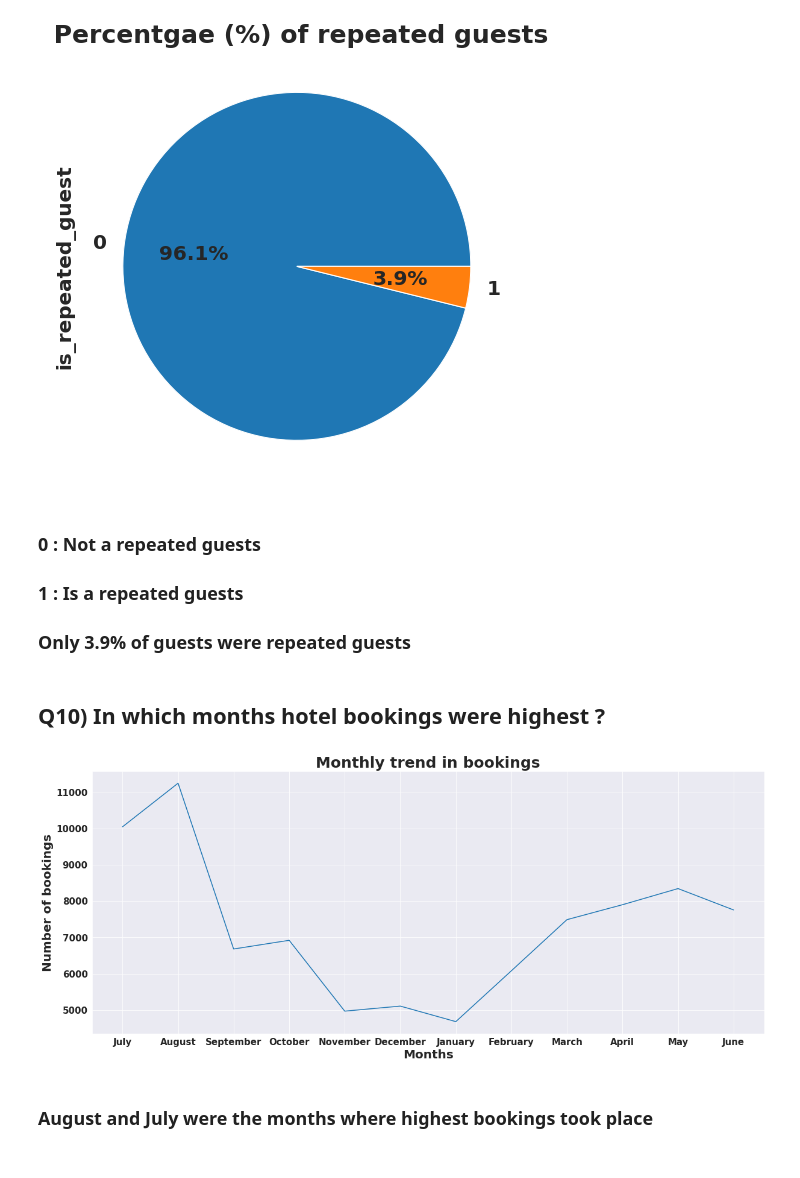
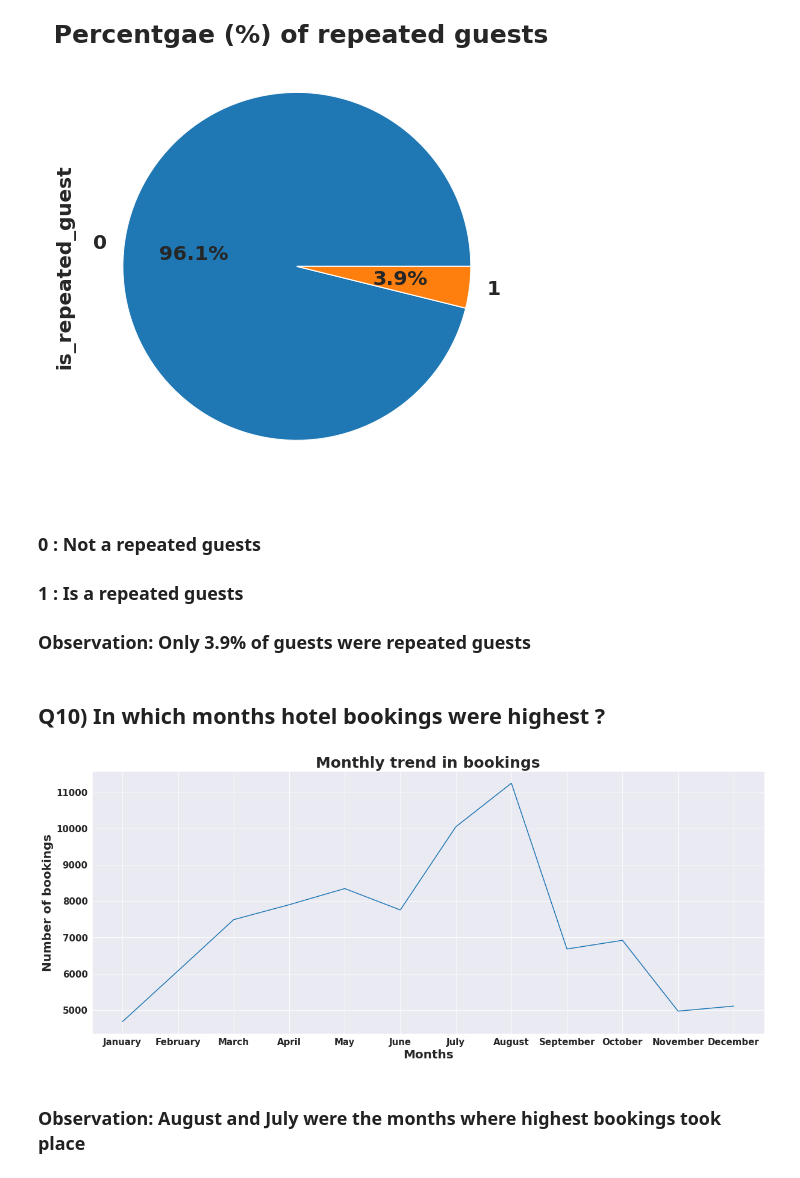
Before and after one commit to 7-sumit/Hotel-Booking-Analysis, a Jupyter notebook: Sumit_Berde_Hotel_Booking_Analysis_Capstone_Project.ipynb, the cells around one changed output. Cells and saved outputs as stored; diff of their text form; code cells hidden in the pictures.

```diff
--- a/Sumit_Berde_Hotel_Booking_Analysis_Capstone_Project.ipynb
+++ b/Sumit_Berde_Hotel_Booking_Analysis_Capstone_Project.ipynb
@@ -481,19 +481,27 @@ Text(0.5, 1.0, ' Percentgae (%) of repeated guests')
 # %% [markdown]
 ### 0 : Not a repeated guests
 ### 1 : Is a repeated guests
-### Only 3.9% of guests were repeated guests
+### Observation: Only 3.9% of guests were repeated guests
 # %% [markdown]
 ## Q10) In which months hotel bookings were highest ?
 # %%
-# Plotting a line chart
+# Creating a month_df with number of bookings for each month
 months_df=df1['arrival_date_month'].value_counts(sort=False).reset_index().rename(columns={'index':'months','arrival_date_month':'bookings'})
 
+# Create list of months in order
+months_list = ['January', 'February', 'March', 'April', 'May', 'June', 'July', 'August', 'September', 'October', 'November', 'December']
+
+# Sorting months in order
+months_df['months']=pd.Categorical(months_df['months'],categories=months_list,ordered=True)
+months_df.sort_values('months',inplace=True)
+
+# Plotting line chart
 plt.figure(figsize=(20,8))
 plt.plot(months_df['months'],months_df['bookings'])
 plt.xlabel('Months')
 plt.ylabel('Number of bookings')
 plt.title('Monthly trend in bookings');
 # %% [output]
-[figure, old version]
+[figure, new version]
 # %% [markdown]
-###  August and July were the months where highest bookings took place
+### Observation: August and July were the months where highest bookings took place
```
Also changed, not shown: parts of 16 cells of this notebook.
